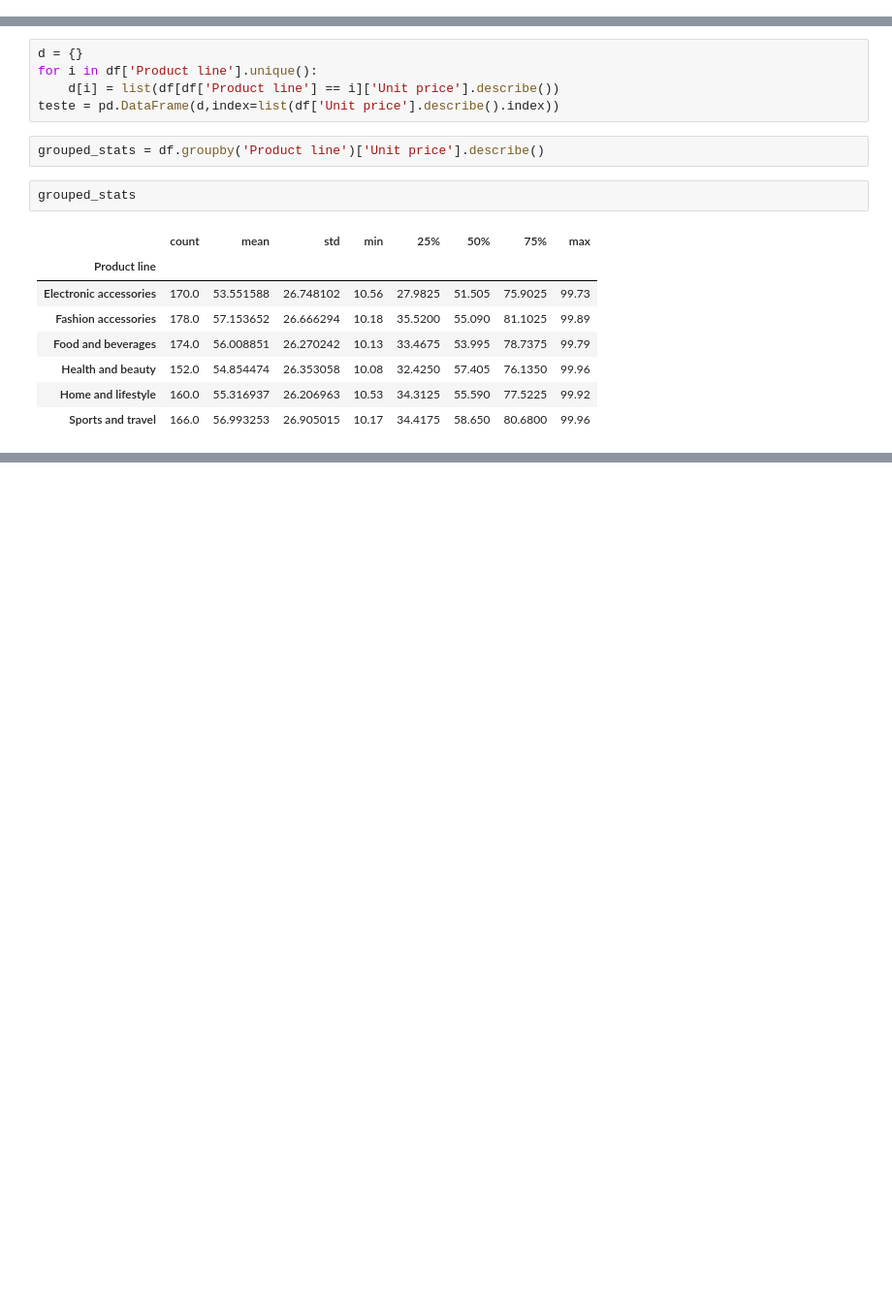
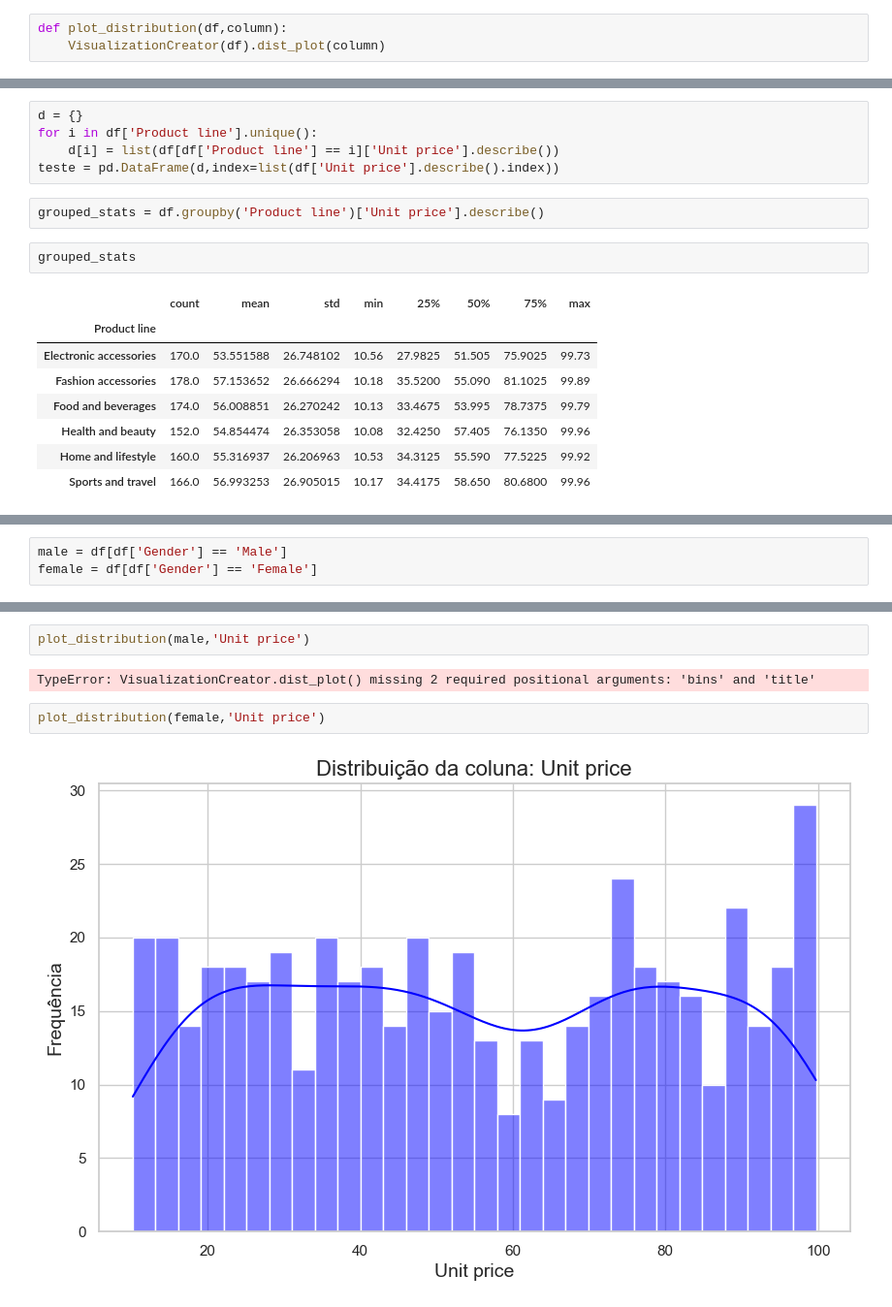
Before and after one commit to jeffk03/Supermarket-Data-Analysis, a Jupyter notebook: sales_analysis.ipynb, the cells around one changed output, grey strips where cells are left out. Shown: that part at 97% size. Cells and saved outputs as stored; diff of their text form; blank space fills up the shorter version.

```diff
--- a/sales_analysis.ipynb
+++ b/sales_analysis.ipynb
@@ -5,3 +7,6 @@ import numpy as np
+# %%
+def plot_distribution(df,column):
+    VisualizationCreator(df).dist_plot(column)
 # %%
 df = pd.read_csv('src/db/supermarket_sales.csv')
 # %%
@@ -79,0 +75,3 @@ teste
+# %%
+male = df[df['Gender'] == 'Male']
+female = df[df['Gender'] == 'Female']
@@ -79,0 +127,8 @@ teste
+# %%
+plot_distribution(male,'Unit price')
+# %% [output]
+TypeError: VisualizationCreator.dist_plot() missing 2 required positional arguments: 'bins' and 'title'
+# %%
+plot_distribution(female,'Unit price')
+# %% [output]
+[figure, added]
```
Also changed, not shown: parts of 11 cells of this notebook.
